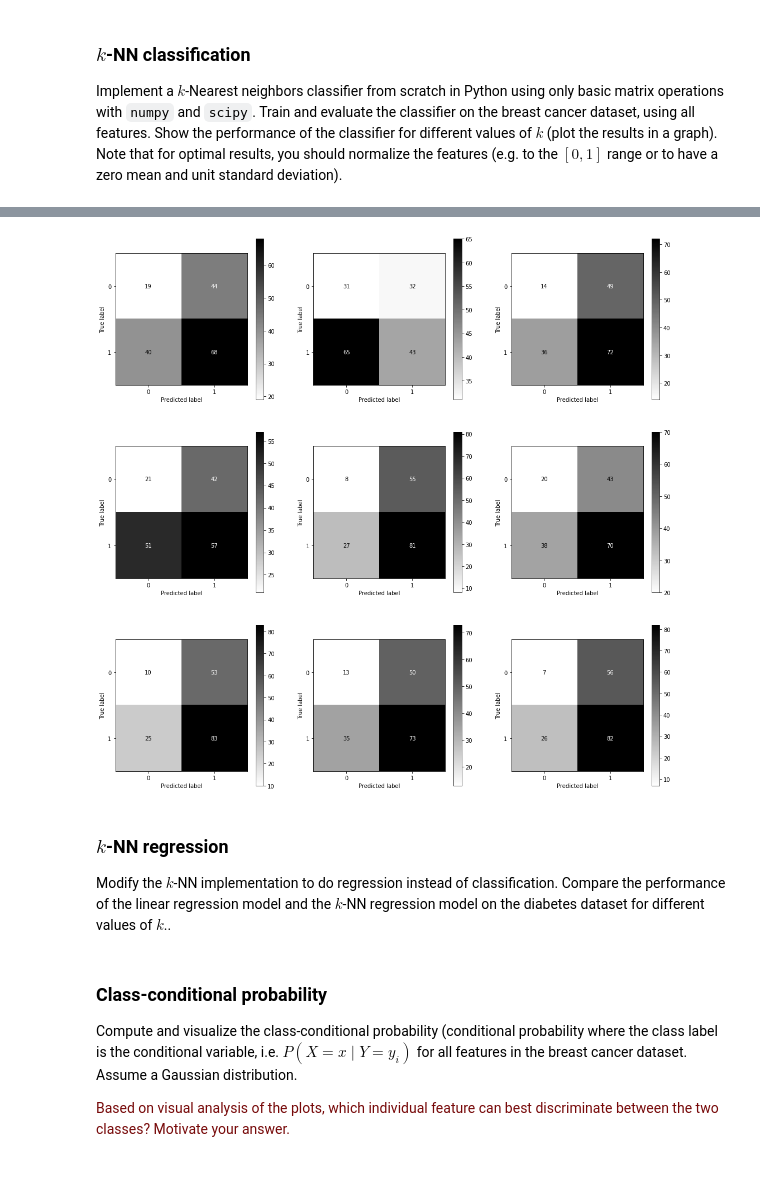
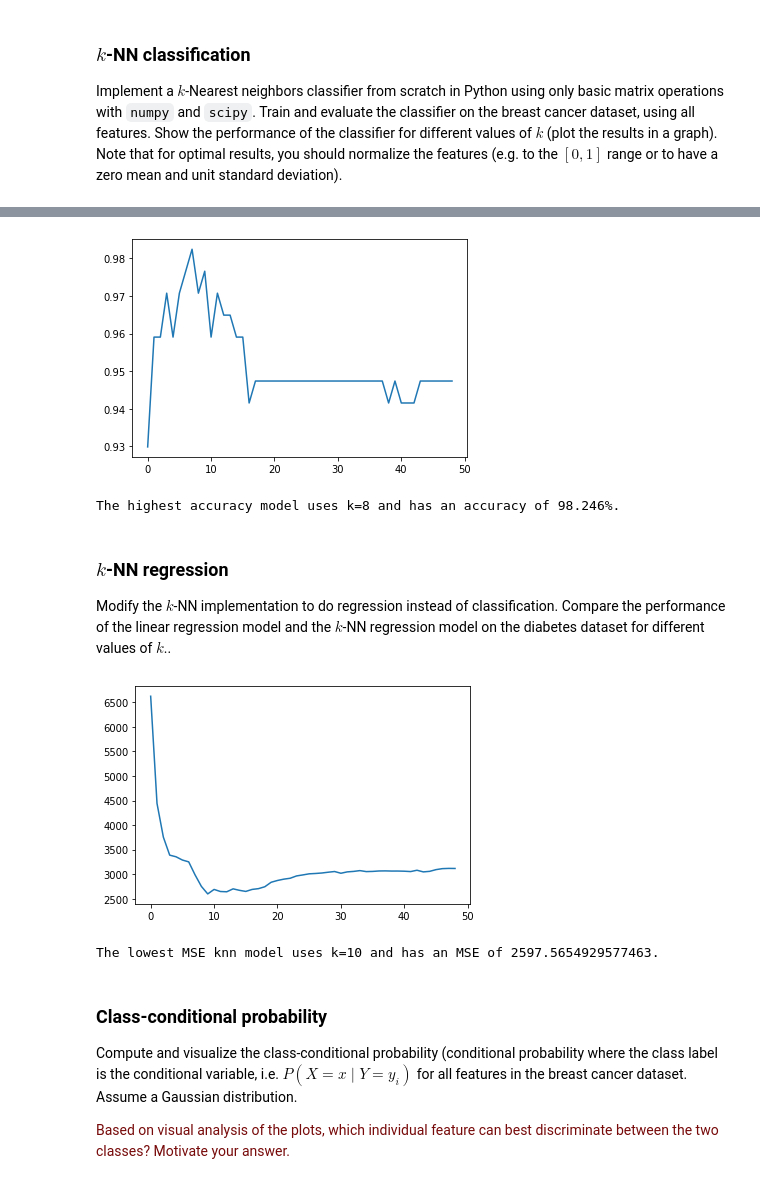
Before and after one commit to Pacmega/8dm50-machine-learning, a Jupyter notebook: practicals/week_1.ipynb, the cells around one changed output, grey strips where cells are left out. Cells and saved outputs as stored; diff of their text form; code cells hidden in the pictures.

```diff
--- a/practicals/week_1.ipynb
+++ b/practicals/week_1.ipynb
@@ -174,19 +174,22 @@ array([1., 1., 0., 1., 0.])
-# %%
-from sklearn.metrics import ConfusionMatrixDisplay
-from matplotlib.pyplot import subplots
-
-fig, axs = subplots(nrows=3, ncols=3, figsize=(18,18))
-
-knn_clf = KnnClassifier(breast_X_train, breast_y_train)
-k_values = [i for i in range(1,10)]
-for k_value in k_values:
-    preds = knn_clf.predict_classes(breast_X_test, k_value)
-    ax = axs[int(np.floor((k_value-1)/3)), (k_value-1)%3]
-    ax.set_title = f'k={k_value}'
-    ConfusionMatrixDisplay.from_predictions(breast_y_test, preds,
-                                           ax=ax, cmap='binary')
-# %% [output]
-[figure, removed]
+# %%
+from sklearn.metrics import accuracy_score
+
+k_values = [k for k in range(1,50)]
+accuracy_scores = [accuracy_score(breast_y_test,
+                                  knn_clf.predict_classes(breast_X_test, k))
+                   for k in k_values]
+# %%
+import matplotlib.pyplot as plt
+fig = plt.plot(accuracy_scores)
+# %% [output]
+[figure, added]
+# %%
+max_acc_index = np.argmax(accuracy_scores)
+max_acc = accuracy_scores[max_acc_index]
+print(f'The highest accuracy model uses k={k_values[max_acc_index]} '
+      f'and has an accuracy of {round(max_acc*100, 3)}%.')
+# %% [output]
+The highest accuracy model uses k=8 and has an accuracy of 98.246%.
 # %% [markdown]
 ### $k$-NN regression
 
@@ -198,3 +205,14 @@ knn_reg.predict_regression(X_test, 6)
+# %%
+fig = plt.plot(mse_scores)
+# %% [output]
+[figure, added]
+# %%
+min_mse_index = np.argmin(mse_scores)
+min_mse = mse_scores[min_mse_index]
+print(f'The lowest MSE knn model uses k={k_values[min_mse_index]} '
+      f'and has an MSE of {min_mse}.')
+# %% [output]
+The lowest MSE knn model uses k=10 and has an MSE of 2597.5654929577463.
 # %% [markdown]
 ### Class-conditional probability
 
```
Also changed, not shown: parts of 4 cells of this notebook.
